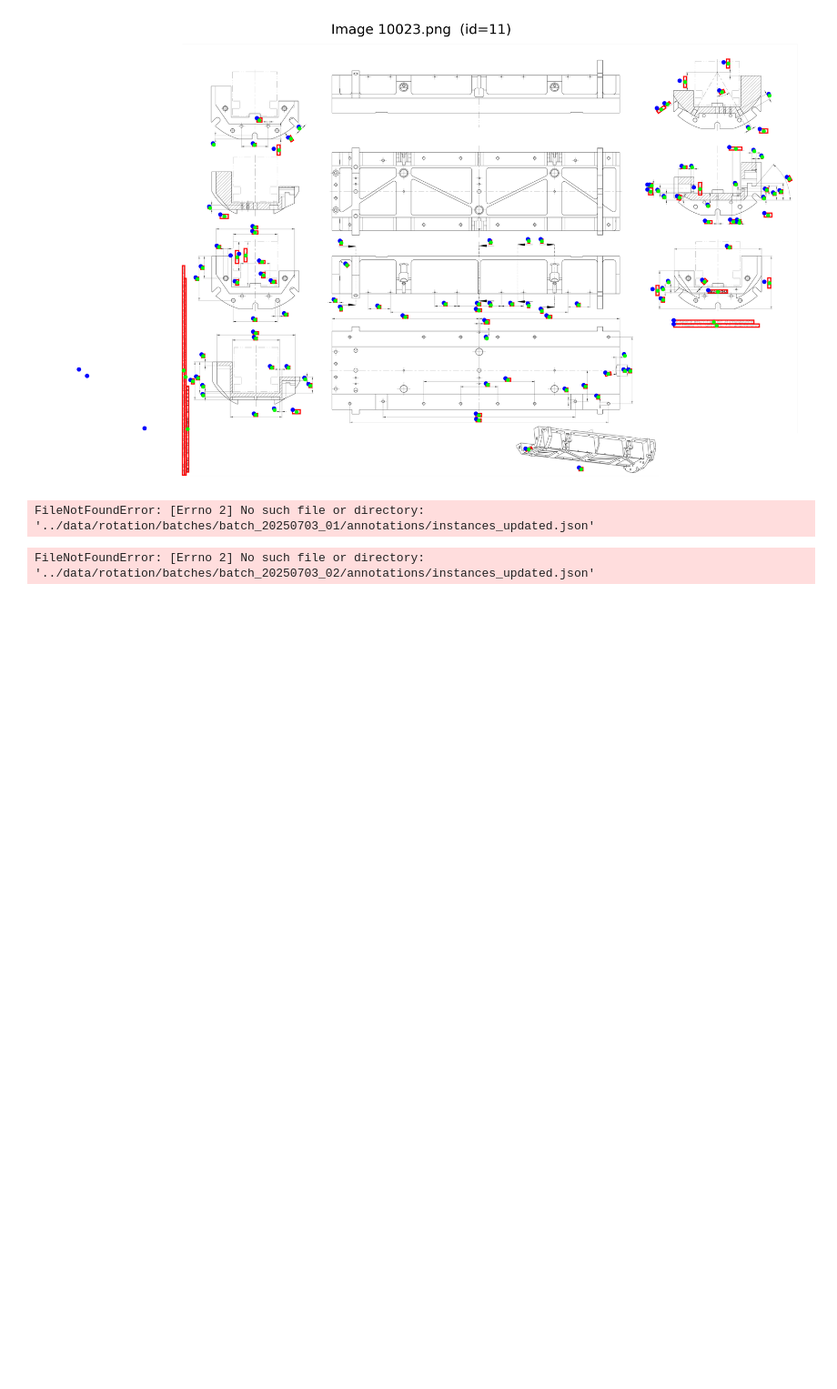
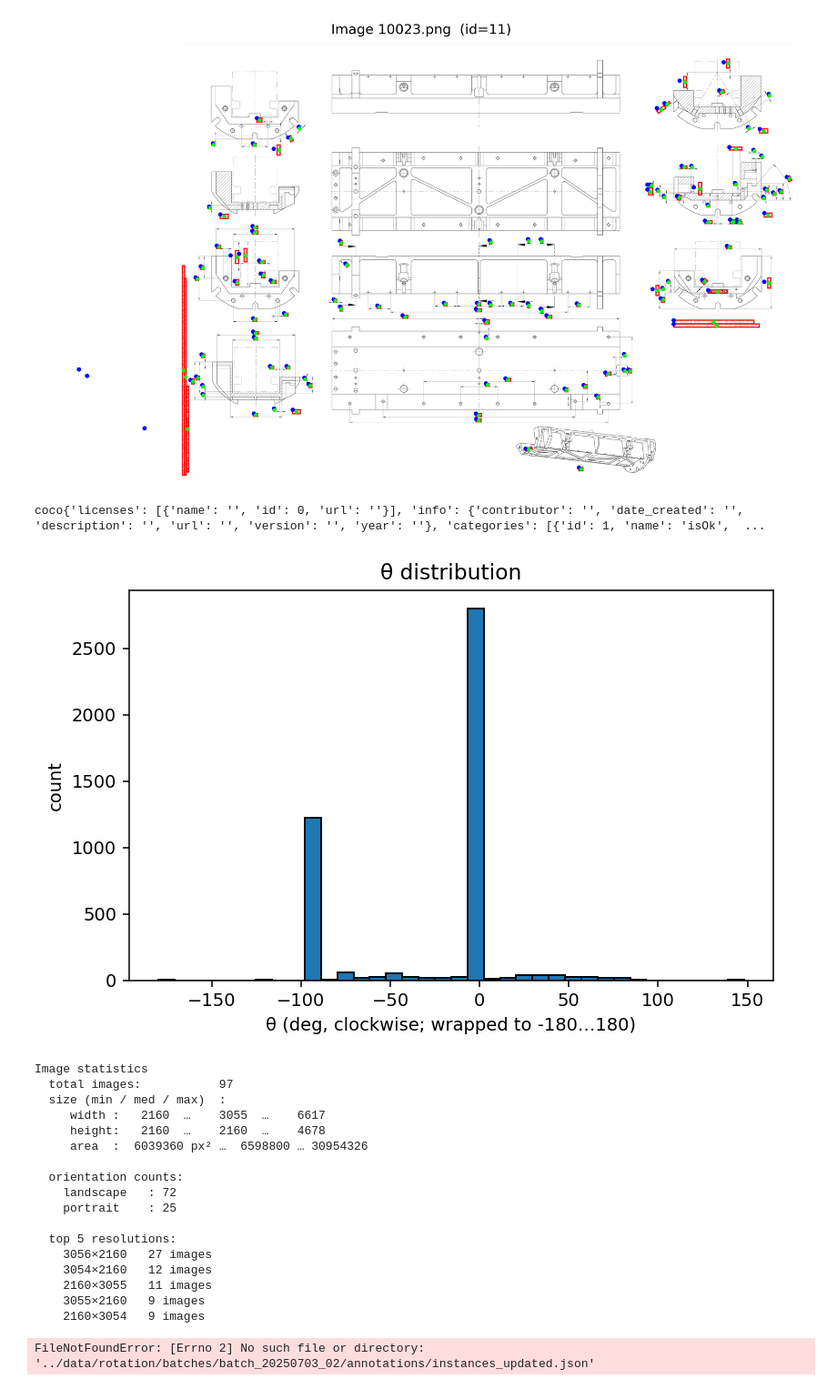
Before and after one commit to gonlyplease/ocr-rec-lab, a Jupyter notebook: analytics/rotation_data_analytics.ipynb, the cells around one changed output. Shown at 91% size. Drawn from its saved outputs; the diff is of its cells as text; code cells hidden in the pictures; blank space fills up the shorter version.

```diff
--- a/analytics/rotation_data_analytics.ipynb
+++ b/analytics/rotation_data_analytics.ipynb
@@ -363,16 +363,34 @@ def analyze_images(coco: Dict[str, Any],
 # %%
 
 # ════════════════════════════════════════════════════════════════
 #  Example usage
 # ════════════════════════════════════════════════════════════════
-json_path = Path("../data/rotation/batches/batch_20250703_01/annotations/instances_updated.json")
+json_path = Path("../data/rotation/batches/rotation_20250708_01/annotations/instances_updated.json")
 coco      = load_coco(json_path)
 df        = coco_to_df(coco)
 
 analyze_theta(df)     # ↩️ prints stats + shows histogram
 analyze_images(coco)  # ↩️ prints resolution info
 # %% [output]
-FileNotFoundError: [Errno 2] No such file or directory: '../data/rotation/batches/batch_20250703_01/annotations/instances_updated.json'
+coco{'licenses': [{'name': '', 'id': 0, 'url': ''}], 'info': {'contributor': '', 'date_created': '', 'description': '', 'url': '', 'version': '', 'year': ''}, 'categories': [{'id': 1, 'name': 'isOk',  ...
+[figure, added]
+Image statistics
+  total images:           97
+  size (min / med / max)  :
+     width :   2160  …    3055  …    6617
+     height:   2160  …    2160  …    4678
+     area  :  6039360 px² …  6598800 … 30954326
+
+  orientation counts:
+    landscape   : 72
+    portrait    : 25
+
+  top 5 resolutions:
+    3056×2160   27 images
+    3054×2160   12 images
+    2160×3055   11 images
+    3055×2160   9 images
+    2160×3054   9 images
 # %%
 
 # ════════════════════════════════════════════════════════════════
```
Also changed, not shown: 2 other files.
